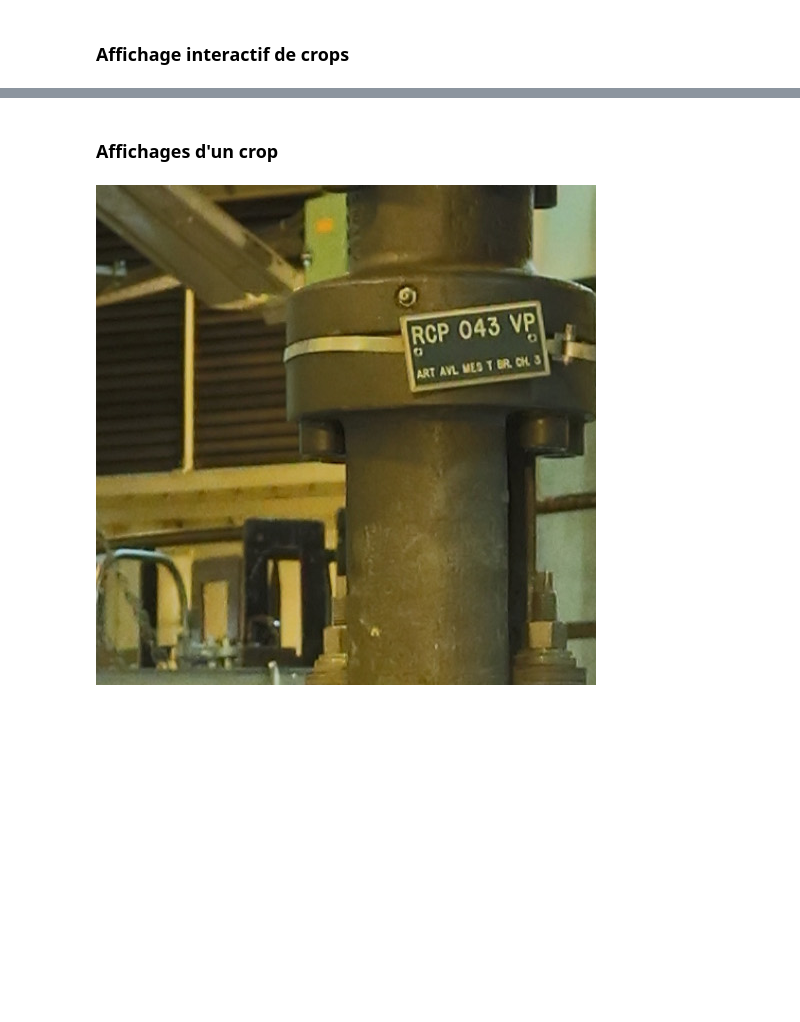
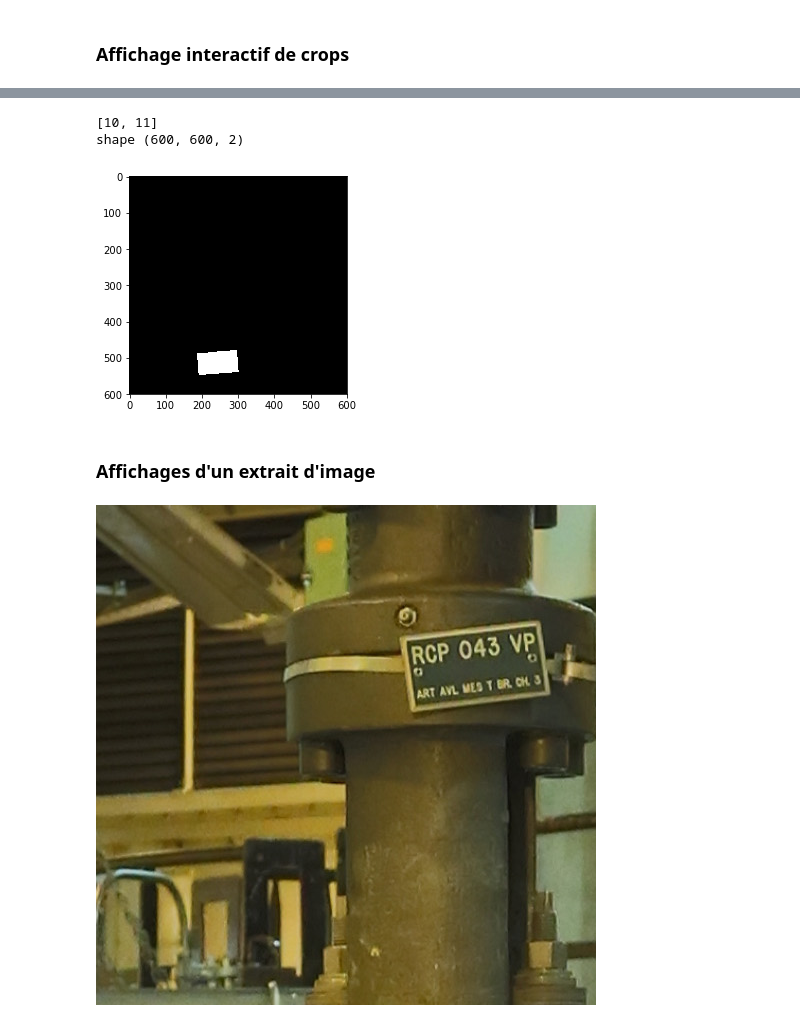
Before and after one commit to jorisgu/Mask_RCNN, a Jupyter notebook: LOADER_DATA_JA.ipynb, the cells around one changed output, grey strips where cells are left out. Saved outputs shown, nothing was run; the diff lists cells and outputs as text; code cells hidden in the pictures; blank space fills up the shorter version.

```diff
--- a/LOADER_DATA_JA.ipynb
+++ b/LOADER_DATA_JA.ipynb
@@ -353,5 +303,25 @@ interact(view_image, i=(0,n-1))
+# %%
+i=img_infos['crops_with_labels'][264]
+crop = img_infos['list_crops'][i]
+result = load_crop(crop,img_infos['paths'][crop[0]])
+result_mask = load_crop_mask(crop,img_infos['mask_paths'][crop[0]])
+
+result_mask_np = np.asarray(result_mask)
+instances = np.unique(result_mask_np)
+instances = [instance for instance in instances if instance>0]
+print(instances)
+mask_instance = 0*np.ndarray(shape=(*result_mask_np.shape,len(instances)),dtype=np.uint8)
+print('shape',mask_instance.shape)
+for instance_id,instance in enumerate(instances):
+    mask_instance[:,:,instance_id]=(result_mask_np==instance).astype(np.uint8)
+
+imgplot = plt.imshow(mask_instance[:,:,1],cmap='gray')
+# %% [output]
+[10, 11]
+shape (600, 600, 2)
+[figure, added]
 # %% [markdown]
-### Affichages d'un crop
+### Affichages d'un extrait d'image
 # %%
 #(960, 230)
 x = 7500
```
Also changed, not shown: parts of 16 cells of this notebook, 6 other files.
